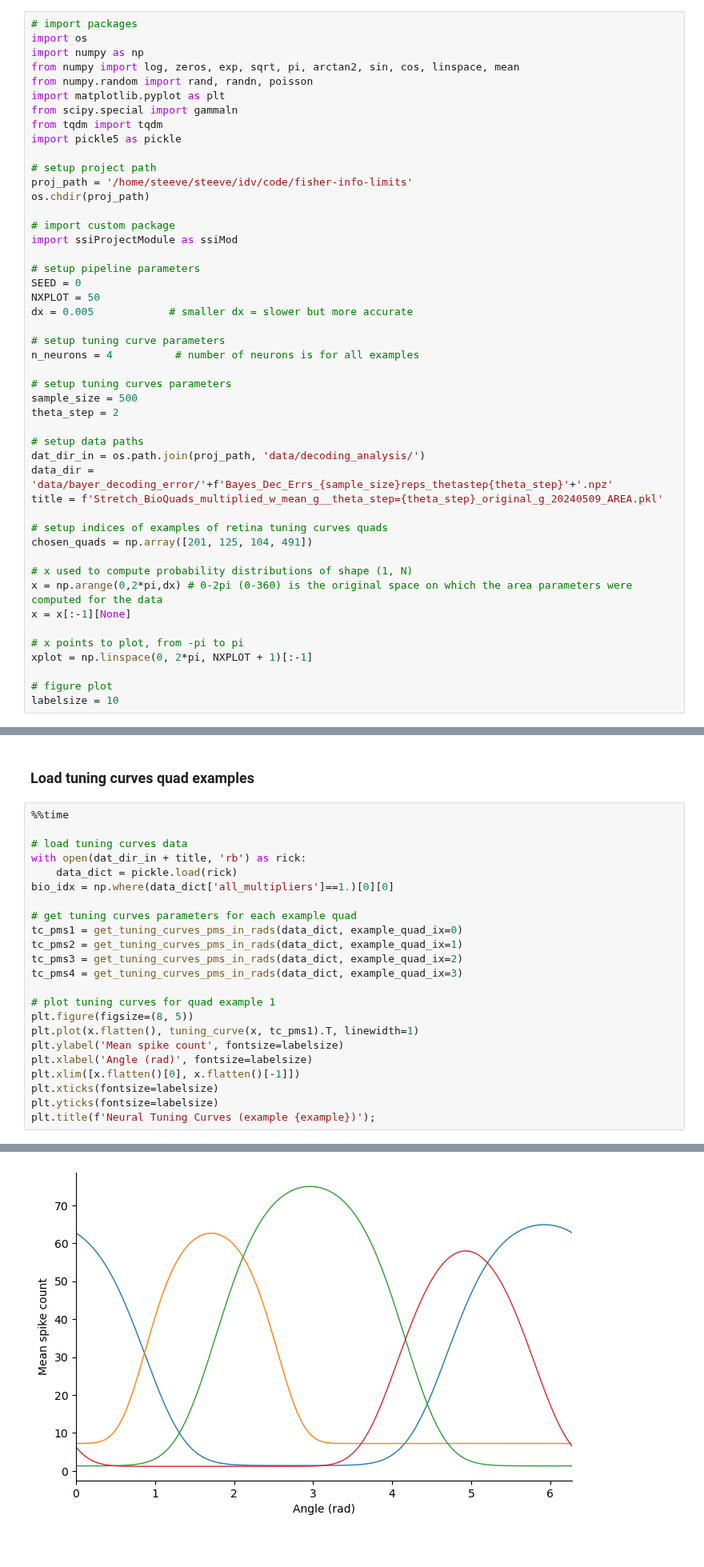
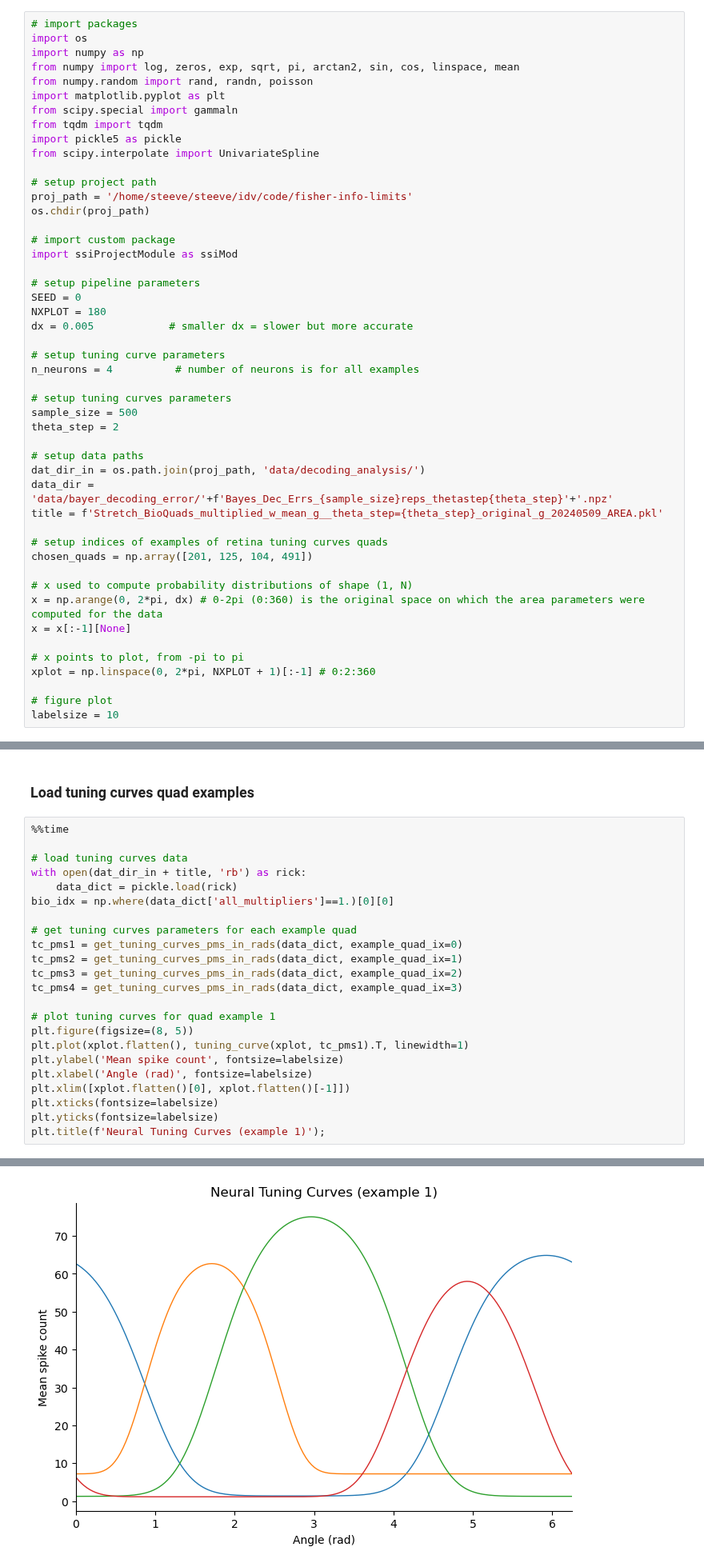
Before and after one commit to steevelaquitaine/fisher-info-limits, a Jupyter notebook: notebooks/fig2.ipynb, the cells around one changed output, grey strips where cells are left out. Shown at 80% size. Saved outputs shown, nothing was run; the diff lists cells and outputs as text; blank space fills up the shorter version.

```diff
--- a/notebooks/fig2.ipynb
+++ b/notebooks/fig2.ipynb
@@ -24,6 +24,7 @@ import matplotlib.pyplot as plt
 from scipy.special import gammaln
 from tqdm import tqdm
 import pickle5 as pickle
+from scipy.interpolate import UnivariateSpline
 
 # setup project path
 proj_path = '/home/steeve/steeve/idv/code/fisher-info-limits'
@@ -34,7 +35,7 @@ import ssiProjectModule as ssiMod
 
 # setup pipeline parameters
 SEED = 0
-NXPLOT = 50
+NXPLOT = 180
 dx = 0.005            # smaller dx = slower but more accurate
 
 # setup tuning curve parameters
@@ -53,11 +54,11 @@ title = f'Stretch_BioQuads_multiplied_w_mean_g__theta_step={theta_step}_original
 chosen_quads = np.array([201, 125, 104, 491])
 
 # x used to compute probability distributions of shape (1, N)
-x = np.arange(0,2*pi,dx) # 0-2pi (0-360) is the original space on which the area parameters were computed for the data
+x = np.arange(0, 2*pi, dx) # 0-2pi (0:360) is the original space on which the area parameters were computed for the data
 x = x[:-1][None]
 
 # x points to plot, from -pi to pi
-xplot = np.linspace(0, 2*pi, NXPLOT + 1)[:-1]
+xplot = np.linspace(0, 2*pi, NXPLOT + 1)[:-1] # 0:2:360
 
 # figure plot
 labelsize = 10
@@ -404,11 +444,11 @@ tc_pms4 = get_tuning_curves_pms_in_rads(data_dict, example_quad_ix=3)
 
 # plot tuning curves for quad example 1
 plt.figure(figsize=(8, 5))
-plt.plot(x.flatten(), tuning_curve(x, tc_pms1).T, linewidth=1)
+plt.plot(xplot.flatten(), tuning_curve(xplot, tc_pms1).T, linewidth=1)
 plt.ylabel('Mean spike count', fontsize=labelsize)
 plt.xlabel('Angle (rad)', fontsize=labelsize)
-plt.xlim([x.flatten()[0], x.flatten()[-1]])
+plt.xlim([xplot.flatten()[0], xplot.flatten()[-1]])
 plt.xticks(fontsize=labelsize)
 plt.yticks(fontsize=labelsize)
-plt.title(f'Neural Tuning Curves (example {example})');
+plt.title(f'Neural Tuning Curves (example 1)');
 # %% [output]
@@ -416,3 +457,3 @@ NameError: name 'example' is not defined
-[figure, old version]
+[figure, new version]
 # %% [markdown]
 ## I(R;X)
```
Also changed, not shown: parts of 11 cells of this notebook, 4 other files.
